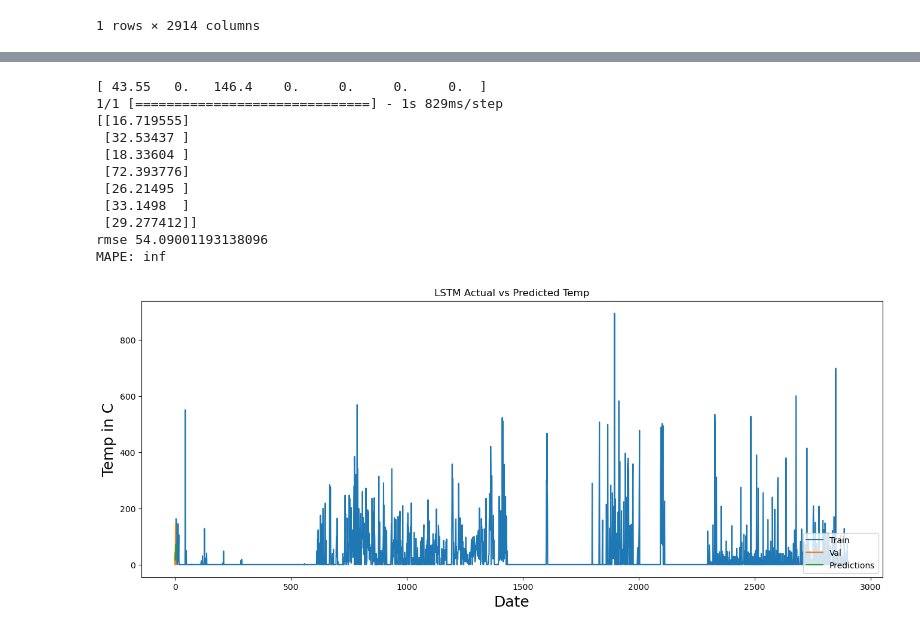
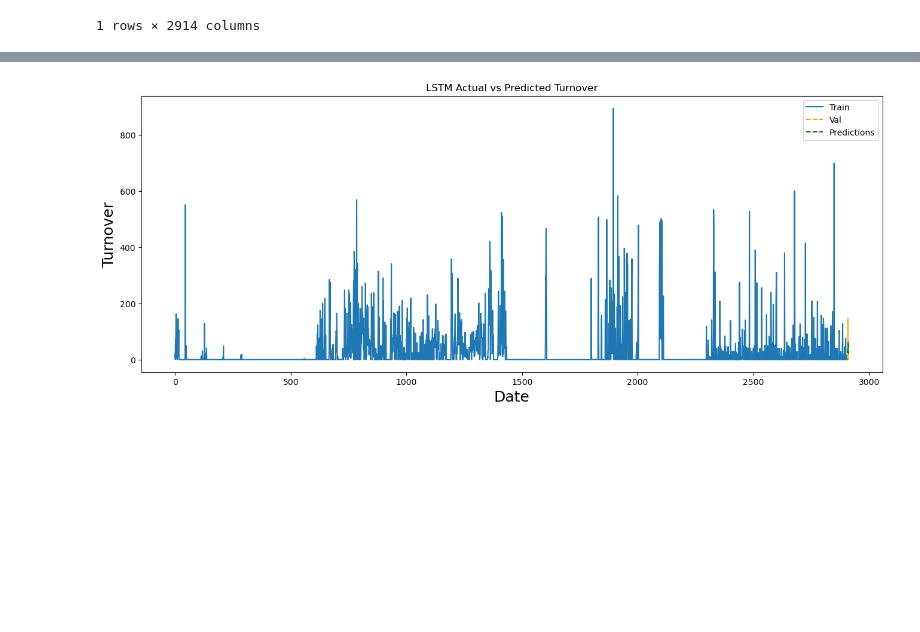
Before and after one commit to ramxbx/GamblingAddictionTimeSeriesPrediction, a Jupyter notebook: DatasetAnalysis.ipynb, the cells around one changed output, grey strips where cells are left out. Saved outputs shown, nothing was run; the diff lists cells and outputs as text; code cells hidden in the pictures; blank space fills up the shorter version.

```diff
--- a/DatasetAnalysis.ipynb
+++ b/DatasetAnalysis.ipynb
@@ -1384,65 +1321,24 @@ IndexError: too many indices for array: array is 1-dimensional, but 2 were index
 # %%
-# Create the testing data set
-# Create a new array containing scaled values from index 1543 to 2002
-test_data = scaled_data[training_data__monthly_len - 7:, :]
-
-# Create the data sets x_test and y_test
-x_test = []
-y_test = dataset[training_data__monthly_len:]
-for i in range(7, len(test_data)):
-    x_test.append(test_data[i - 7:i, 0])
-
-print(y_test)
-# Convert the data to a numpy array
-x_test = np.array(x_test)
-
-# Reshape the data
-x_test = np.reshape(x_test, (x_test.shape[0], x_test.shape[1], 1))
-
-# Get the models predicted price values
-predictions = model.predict(x_test)
-predictions = scaler.inverse_transform(predictions)
-
-print(predictions)
-# Get the root mean squared error (RMSE)
-rmse = np.sqrt(np.mean(((predictions - y_test) ** 2)))
-print("rmse", rmse)
-
-# Calculate the MAPE
-mape = np.mean(np.abs((y_test - predictions) / y_test)) * 100
-print("MAPE:", mape)
-
-
 # Plot the data
 train = nonstationary_single_user_data_ravel[:training_data__monthly_len]
-
 
 # Create a DataFrame for 'valid' using 'dataset'
 valid = pd.DataFrame({'x': dataset[training_data__monthly_len:]})
 valid['Predictions'] = predictions
 
-# valid = nonstationary_single_user_data_ravel[training_data__monthly_len:]
-# valid['Predictions'] = predictions
+# Create a new x-axis for predictions aligned with the right side of the graph
+x_test_len = len(x_test)
+x_test_idx = range(training_data__monthly_len, training_data__monthly_len + x_test_len)
 
 # Visualize the data
 plt.figure(figsize=(16, 6))
-plt.title('LSTM Actual vs Predicted Temp')
+plt.title('LSTM Actual vs Predicted Turnover')
 plt.xlabel('Date', fontsize=18)
-plt.ylabel('Temp in C', fontsize=18)
+plt.ylabel('Turnover', fontsize=18)
 plt.plot(train)
-plt.plot(valid[['x', 'Predictions']])
-plt.legend(['Train', 'Val', 'Predictions'], loc='lower right')
+plt.plot(x_test_idx, valid['x'], linestyle='--', color='orange')  # Use x_test_idx for x-axis
+plt.plot(x_test_idx, valid['Predictions'], linestyle='--', color='green')  # Use x_test_idx for x-axis
+plt.legend(['Train', 'Val', 'Predictions'], loc='upper right')
 plt.show()
 # %% [output]
-[ 43.55   0.   146.4    0.     0.     0.     0.  ]
-1/1 [==============================] - 1s 829ms/step
-[[16.719555]
- [32.53437 ]
- [18.33604 ]
- [72.393776]
- [26.21495 ]
- [33.1498  ]
- [29.277412]]
-rmse 54.09001193138096
-MAPE: inf
-[figure, old version]
+[figure, new version]
```
Also changed, not shown: parts of 15 cells of this notebook.
